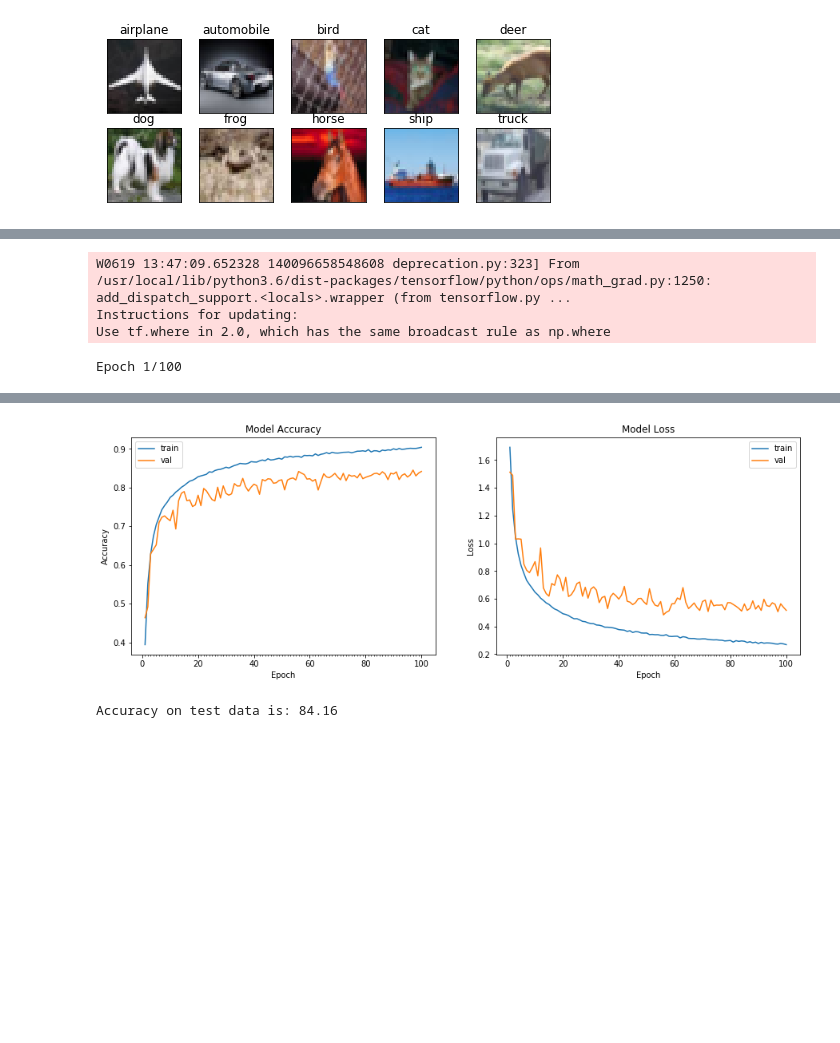
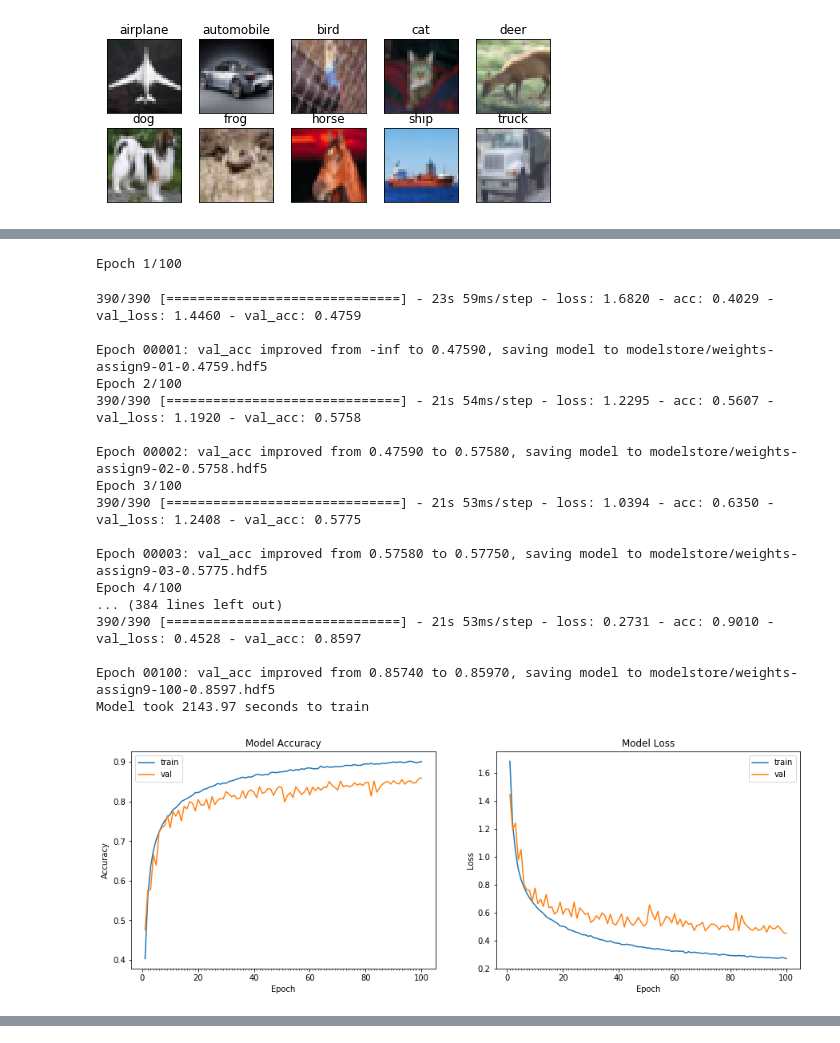
Before and after one commit to simandi2877/eva, a Jupyter notebook: Project9/Assignment_9A.ipynb, the cells around one changed output, grey strips where cells are left out. Cells and saved outputs as stored; diff of their text form; code cells hidden in the pictures; blank space fills up the shorter version.

```diff
--- a/Project9/Assignment_9A.ipynb
+++ b/Project9/Assignment_9A.ipynb
@@ -136,4 +138,33 @@ def scheduler(epoch, lr):
   return round(0.003 * 1/(1 + 0.319 * epoch), 10)
 # Compile the model
 model.compile(optimizer='adam', loss='categorical_crossentropy', metrics=['accuracy'])
+
+from keras.preprocessing.image import ImageDataGenerator
+import os
+import math
+from keras.callbacks import ModelCheckpoint
+
+!apt-get install -y -qq software-properties-common python-software-properties module-init-tools
+!add-apt-repository -y ppa:alessandro-strada/ppa 2>&1 > /dev/null
+!apt-get update -qq 2>&1 > /dev/null
+!apt-get -y install -qq google-drive-ocamlfuse fuse
+from google.colab import auth
+auth.authenticate_user()
+from oauth2client.client import GoogleCredentials
+creds = GoogleCredentials.get_application_default()
+import getpass
+!google-drive-ocamlfuse -headless -id={creds.client_id} -secret={creds.client_secret} < /dev/null 2>&1 | grep URL
+vcode = getpass.getpass()
+!echo {vcode} | google-drive-ocamlfuse -headless -id={creds.client_id} -secret={creds.client_secret}
+
+!mkdir -p modelstore
+!google-drive-ocamlfuse modelstore
+!ls /content/modelstore
+!cd modelstore
+
+filepath="modelstore/weights-assign9-{epoch:02d}-{val_acc:.4f}.hdf5"
+checkpoint_dir = os.path.dirname(filepath)
+!ls {checkpoint_dir}
+print( os.getcwd() )
+checkpoint = ModelCheckpoint(filepath, monitor='val_acc', verbose=1, save_best_only=True, mode='max')
 # %% [output]
@@ -178,26 +207,41 @@ Non-trainable params: 768
 _________________________________________________________________
 50000
 # %%
-from keras.preprocessing.image import ImageDataGenerator
+
 
 datagen = ImageDataGenerator(zoom_range=0.0,
                              horizontal_flip=False, featurewise_center=True, featurewise_std_normalization=True)
 
 
 # train the model
 start = time.time()
 # Train the model
 model_info = model.fit_generator(datagen.flow(train_features, train_labels, batch_size = 128),
                                  samples_per_epoch = train_features.shape[0], steps_per_epoch=128, nb_epoch = 100,
-                                 validation_data = (test_features, test_labels), verbose=1)
+                                 validation_data = (test_features, test_labels), verbose=1, callbacks=[checkpoint])
 end = time.time()
 print ("Model took %0.2f seconds to train"%(end - start))
 # plot model history
 plot_model_history(model_info)
 # compute test accuracy
 print ("Accuracy on test data is: %0.2f"%accuracy(test_features, test_labels, model))
 # %% [output]
-W0619 13:47:09.652328 140096658548608 deprecation.py:323] From /usr/local/lib/python3.6/dist-packages/tensorflow/python/ops/math_grad.py:1250: add_dispatch_support.<locals>.wrapper (from tensorflow.py ...
-Instructions for updating:
-Use tf.where in 2.0, which has the same broadcast rule as np.where
+Epoch 1/100
-Epoch 1/100
+390/390 [==============================] - 23s 59ms/step - loss: 1.6820 - acc: 0.4029 - val_loss: 1.4460 - val_acc: 0.4759
+
+Epoch 00001: val_acc improved from -inf to 0.47590, saving model to modelstore/weights-assign9-01-0.4759.hdf5
+Epoch 2/100
+390/390 [==============================] - 21s 54ms/step - loss: 1.2295 - acc: 0.5607 - val_loss: 1.1920 - val_acc: 0.5758
+
+Epoch 00002: val_acc improved from 0.47590 to 0.57580, saving model to modelstore/weights-assign9-02-0.5758.hdf5
+Epoch 3/100
+390/390 [==============================] - 21s 53ms/step - loss: 1.0394 - acc: 0.6350 - val_loss: 1.2408 - val_acc: 0.5775
+
+Epoch 00003: val_acc improved from 0.57580 to 0.57750, saving model to modelstore/weights-assign9-03-0.5775.hdf5
+Epoch 4/100
+... (384 lines left out)
+390/390 [==============================] - 21s 53ms/step - loss: 0.2731 - acc: 0.9010 - val_loss: 0.4528 - val_acc: 0.8597
+
+Epoch 00100: val_acc improved from 0.85740 to 0.85970, saving model to modelstore/weights-assign9-100-0.8597.hdf5
+Model took 2143.97 seconds to train
+[figure, new version]
@@ -221,2 +248,0 @@ Model took 2052.45 seconds to train
-[figure, old version]
-Accuracy on test data is: 84.16
```
Also changed, not shown: parts of 5 cells of this notebook.
